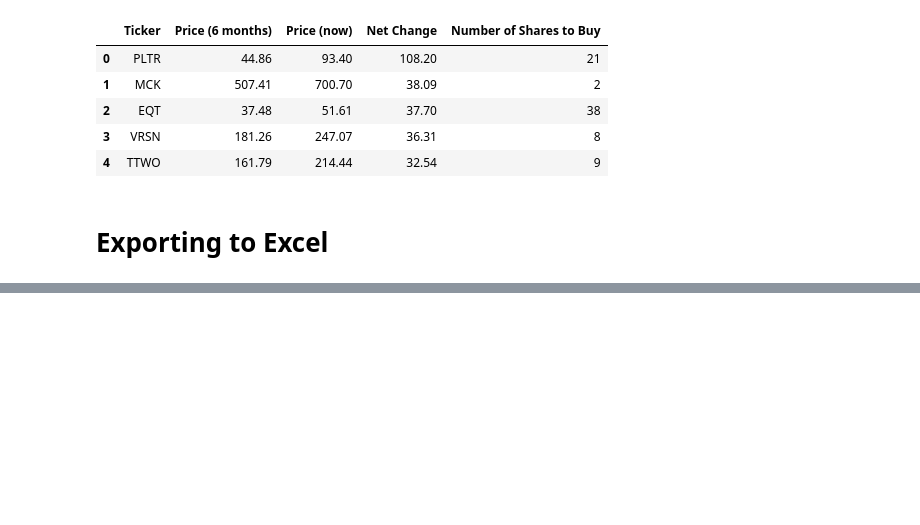
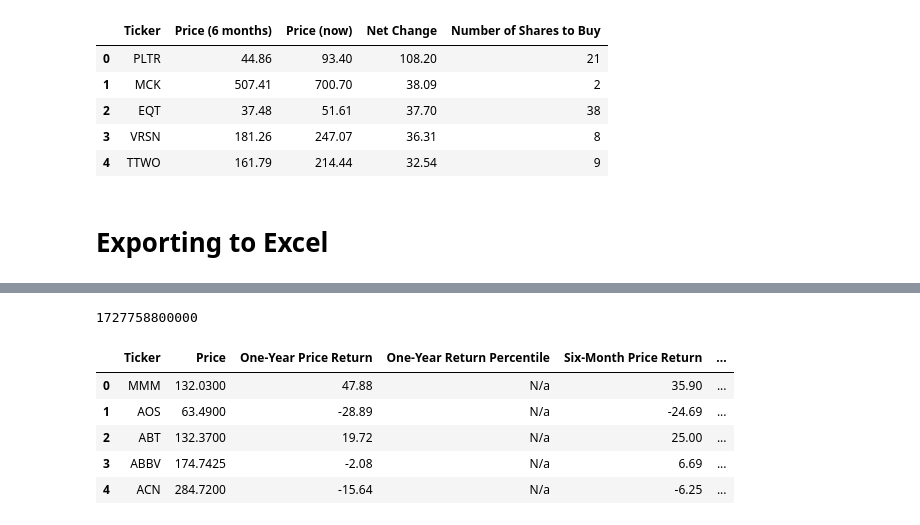
Before and after one commit to JoseMelvin-Calleja/Quantitative-Momentuem-Investing-Strategy, a Jupyter notebook: main.ipynb, the cells around one changed output, grey strips where cells are left out. Cells and saved outputs as stored; diff of their text form; code cells hidden in the pictures; blank space fills up the shorter version.

```diff
--- a/main.ipynb
+++ b/main.ipynb
@@ -289,0 +319,3 @@ writer.close()
+# %%
+today = datetime.today()
+one_year = today - relativedelta(years = 1, months = 1)
@@ -289,0 +328,45 @@ writer.close()
+# %%
+symbol = 'AAPL'
+price_history = client.price_history(symbol, periodType='year', frequencyType='monthly', frequency=1, startDate=one_year, endDate=today).json()
+# %%
+print(price_history['candles'][6]['datetime'])
+# %% [output]
+1727758800000
+# %%
+entries = []
+for symbol in sp500_constituents:
+    price_history = client.price_history(symbol, periodType='month', frequency=1, startDate=one_year, endDate=today).json()
+    price_now = price_history['candles'][-1]['close']
+    price_12_months = price_history['candles'][0]['close']
+    price_6_months = price_history['candles'][6]['close']
+    price_3_months = price_history['candles'][9]['close']
+    price_1_month = price_history['candles'][-2]['close']
+    net_change_12= round(((price_now - price_12_months)/ price_12_months) * 100, 2)
+    net_change_6 = round(((price_now - price_6_months)/ price_6_months) * 100, 2)
+    net_change_3 = round(((price_now - price_3_months)/ price_3_months) * 100, 2)
+    net_change_1 = round(((price_now - price_1_month)/ price_1_month) * 100, 2)
+    entries.append(
+        [
+            symbol,
+            price_now,
+            net_change_12,
+            'N/a',
+            net_change_6,
+            'N/a',
+            net_change_3,
+            'N/a',
+            net_change_1,
+            'N/a'
+        ]
+    )
+# %%
+hqm_df = pd.DataFrame(entries, columns=hqm_columns)
+# %%
+hqm_df.head()
+# %% [output]
+|  | Ticker | Price | One-Year Price Return | One-Year Return Percentile | Six-Month Price Return | ... |
+| 0 | MMM | 132.0300 | 47.88 | N/a | 35.90 | ... |
+| 1 | AOS | 63.4900 | -28.89 | N/a | -24.69 | ... |
+| 2 | ABT | 132.3700 | 19.72 | N/a | 25.00 | ... |
+| 3 | ABBV | 174.7425 | -2.08 | N/a | 6.69 | ... |
+| 4 | ACN | 284.7200 | -15.64 | N/a | -6.25 | ... |
```
Also changed, not shown: parts of 5 cells of this notebook.
